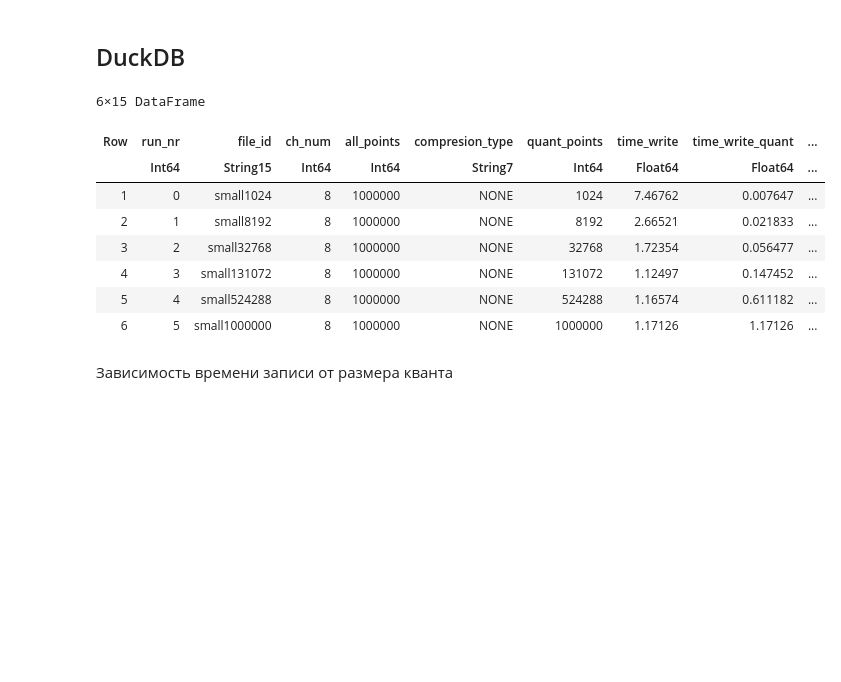
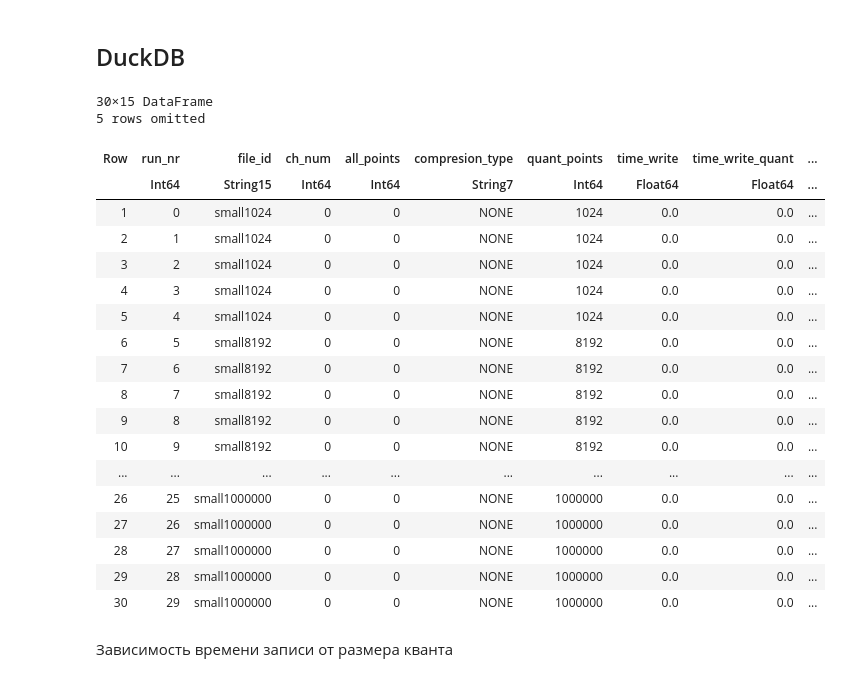
Before and after one commit to a-mikhaylov/file-formats-cpp, a Jupyter notebook: scripts/SavePlots.ipynb, the cells around one changed output. Cells and saved outputs as stored; diff of their text form; code cells hidden in the pictures; blank space fills up the shorter version.

```diff
--- a/scripts/SavePlots.ipynb
+++ b/scripts/SavePlots.ipynb
@@ -85,18 +85,31 @@ df_shuffle = CSV.File(Shuffle) |> DataFrame
 ## DuckDB
 # %%
 File   = "../Logs/LogDuckDB5.csv"
+Rand   = "../Logs/LogDuckDB5-rand.csv"
 
 df   = CSV.File(File) |> DataFrame
+df_rand = CSV.File(Rand) |> DataFrame
 # %% [output]
-6×15 DataFrame
+30×15 DataFrame
+5 rows omitted
 | Row | run_nr | file_id | ch_num | all_points | compresion_type | quant_points | time_write | time_write_quant | ... |
 |  | Int64 | String15 | Int64 | Int64 | String7 | Int64 | Float64 | Float64 | ... |
-| 1 | 0 | small1024 | 8 | 1000000 | NONE | 1024 | 7.46762 | 0.007647 | ... |
-| 2 | 1 | small8192 | 8 | 1000000 | NONE | 8192 | 2.66521 | 0.021833 | ... |
-| 3 | 2 | small32768 | 8 | 1000000 | NONE | 32768 | 1.72354 | 0.056477 | ... |
-| 4 | 3 | small131072 | 8 | 1000000 | NONE | 131072 | 1.12497 | 0.147452 | ... |
-| 5 | 4 | small524288 | 8 | 1000000 | NONE | 524288 | 1.16574 | 0.611182 | ... |
-| 6 | 5 | small1000000 | 8 | 1000000 | NONE | 1000000 | 1.17126 | 1.17126 | ... |
+| 1 | 0 | small1024 | 0 | 0 | NONE | 1024 | 0.0 | 0.0 | ... |
+| 2 | 1 | small1024 | 0 | 0 | NONE | 1024 | 0.0 | 0.0 | ... |
+| 3 | 2 | small1024 | 0 | 0 | NONE | 1024 | 0.0 | 0.0 | ... |
+| 4 | 3 | small1024 | 0 | 0 | NONE | 1024 | 0.0 | 0.0 | ... |
+| 5 | 4 | small1024 | 0 | 0 | NONE | 1024 | 0.0 | 0.0 | ... |
+| 6 | 5 | small8192 | 0 | 0 | NONE | 8192 | 0.0 | 0.0 | ... |
+| 7 | 6 | small8192 | 0 | 0 | NONE | 8192 | 0.0 | 0.0 | ... |
+| 8 | 7 | small8192 | 0 | 0 | NONE | 8192 | 0.0 | 0.0 | ... |
+| 9 | 8 | small8192 | 0 | 0 | NONE | 8192 | 0.0 | 0.0 | ... |
+| 10 | 9 | small8192 | 0 | 0 | NONE | 8192 | 0.0 | 0.0 | ... |
+| ... | ... | ... | ... | ... | ... | ... | ... | ... | ... |
+| 26 | 25 | small1000000 | 0 | 0 | NONE | 1000000 | 0.0 | 0.0 | ... |
+| 27 | 26 | small1000000 | 0 | 0 | NONE | 1000000 | 0.0 | 0.0 | ... |
+| 28 | 27 | small1000000 | 0 | 0 | NONE | 1000000 | 0.0 | 0.0 | ... |
+| 29 | 28 | small1000000 | 0 | 0 | NONE | 1000000 | 0.0 | 0.0 | ... |
+| 30 | 29 | small1000000 | 0 | 0 | NONE | 1000000 | 0.0 | 0.0 | ... |
 # %% [markdown]
 Зависимость времени записи от размера кванта
 # %%
```
Also changed, not shown: parts of 2 cells of this notebook, 9 other files.
